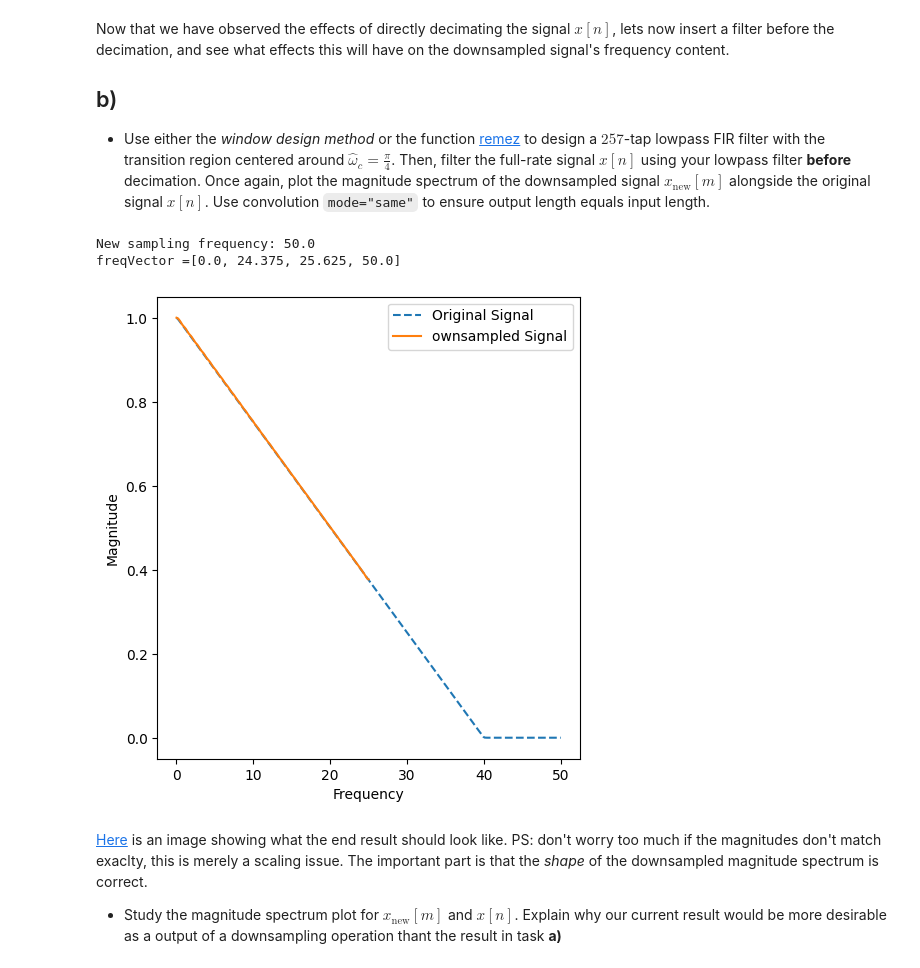
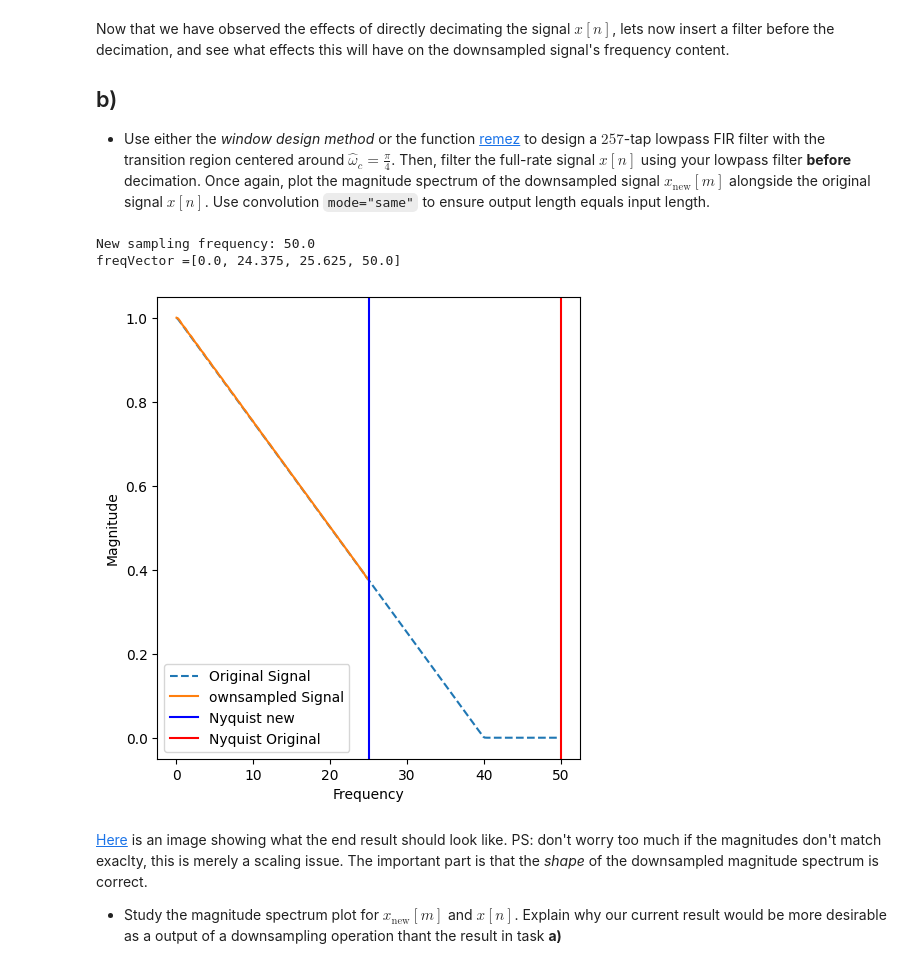
Before and after one commit to hanurd25/AIS2201_Exercises, a Jupyter notebook: Exercise_10/1_Multirate_basics.ipynb, the cells around one changed output. Drawn from its saved outputs; the diff is of its cells as text; code cells hidden in the pictures.

```diff
--- a/Exercise_10/1_Multirate_basics.ipynb
+++ b/Exercise_10/1_Multirate_basics.ipynb
@@ -126,34 +126,36 @@ M = 5
 w_c1 = pi* min(1 / M, 1 / L)
 w_c1 = 1/5 /2*pi
 #normalizing by dividing by the new sampling rate
 
 
 freqVector = [0, wCutoff- wTransitionBandwidth/2, wCutoff + wTransitionBandwidth/2, np.pi]
 freqVector = [x*nyquist/pi for x in freqVector]
 
 
 print(f"{freqVector =}")
 
 #gainVector
 ampVector = [1, 0]
 
 firFilter = sig.remez(filterLength,freqVector,ampVector, fs=fs)
 filteredSig = np.convolve(x_n, firFilter, mode="same")# fs= fsNew)
 
 xFiltered = filteredSig[::2]
 
 plt.figure(figsize=(12, 6))
 plt.subplot(1, 2, 1)
 plt.magnitude_spectrum(x_n, Fs=fs, linestyle='dashed', label="Original Signal")
 plt.magnitude_spectrum(xFiltered, Fs=fsNew, label="ownsampled Signal")
+plt.axvline(x = fsNew/2, color = 'b', label = 'Nyquist new')
+plt.axvline(x = fs/2, color = 'r', label = 'Nyquist Original')
 plt.xlabel("Frequency")
 plt.ylabel("Magnitude")
 plt.legend()
 plt.show()
 # %% [output]
 New sampling frequency: 50.0
 freqVector =[0.0, 24.375, 25.625, 50.0]
-[figure, old version]
+[figure, new version]
 # %% [markdown]
 [Here](figures/task1b_lf.png) is an image showing what the end result should look like. PS: don't worry too much if the magnitudes don't match exaclty, this is merely a scaling issue. The important part is that the *shape* of the downsampled magnitude spectrum is correct.
 
```
Also changed, not shown: parts of 2 cells of this notebook, 2 other files.
